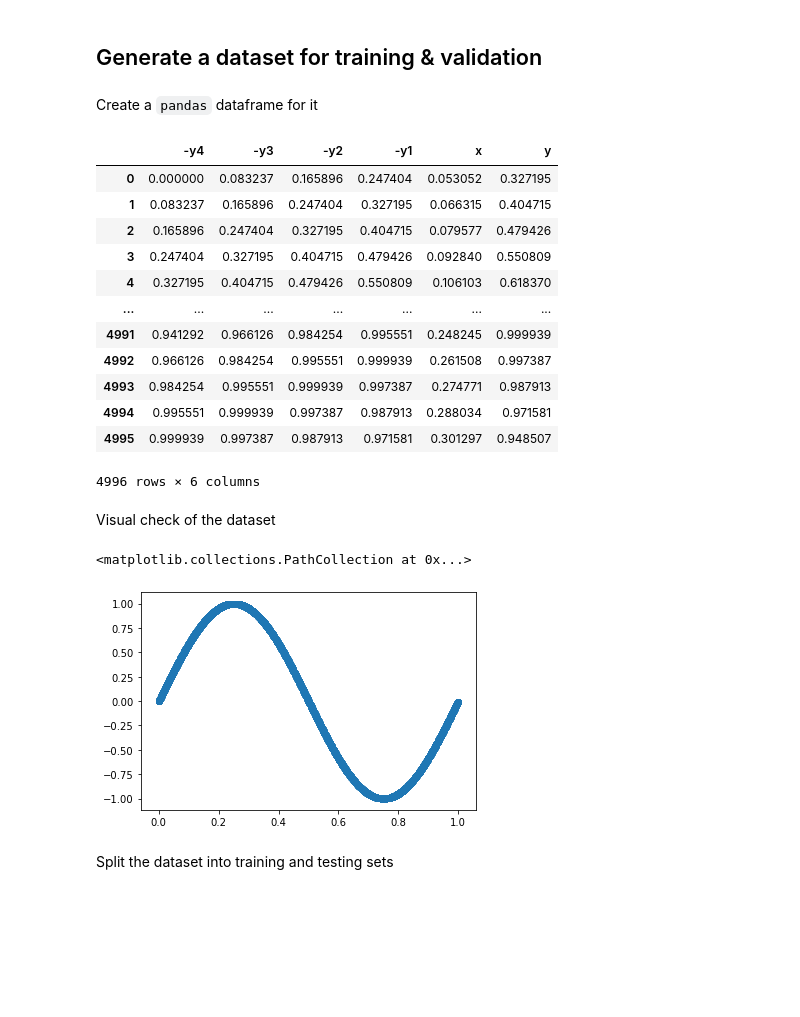
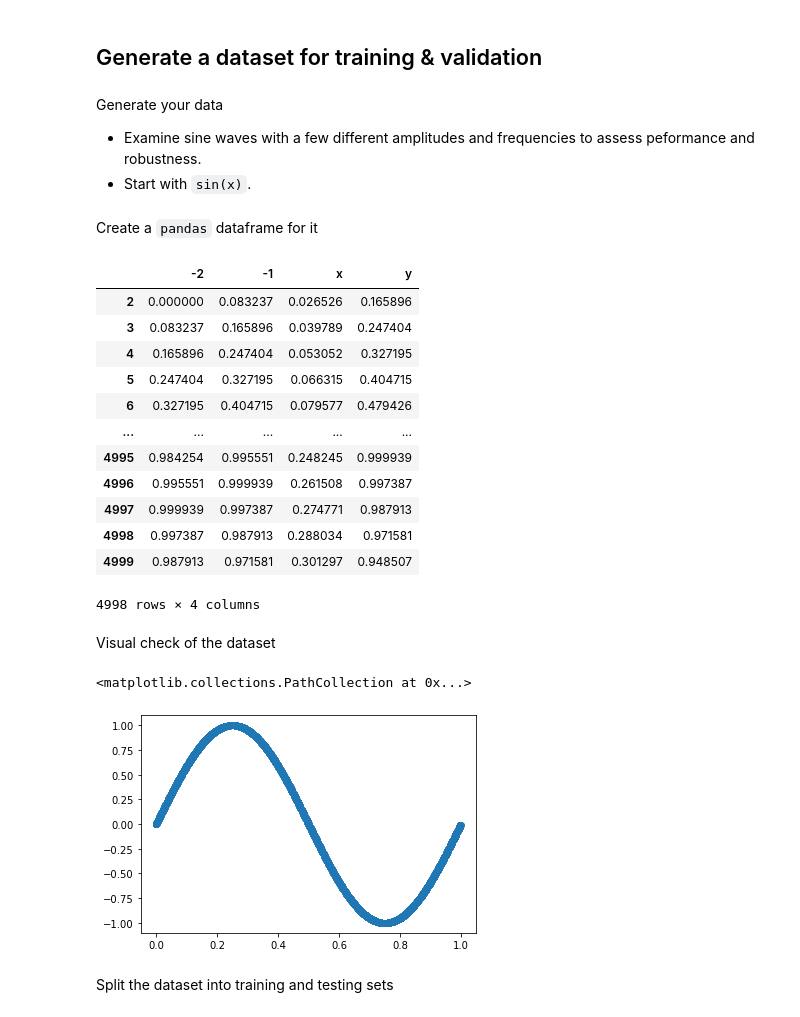
Before and after one commit to BaseadosCR7/SpecialTopics_Phase1, a Jupyter notebook: sine_prediction_specialTopics.ipynb, the cells around one changed output. Cells and saved outputs as stored; diff of their text form; code cells hidden in the pictures; blank space fills up the shorter version.

```diff
--- a/sine_prediction_specialTopics.ipynb
+++ b/sine_prediction_specialTopics.ipynb
@@ -25,67 +24,61 @@ InteractiveShell.ast_node_interactivity = "all"
 1.13.1
 # %% [markdown]
 ## Generate a dataset for training & validation
+# %% [markdown]
+Generate your data
+* Examine sine waves with a few different amplitudes and frequencies to assess peformance and robustness.
+* Start with `sin(x)`.
 # %%
+nPoints = 5000
+A = 1
 T = 12*2*np.pi
-nPast = 4
-nAmps = 1
-neurons = 25
+nPast = 2
 
-if nAmps == 1:
-    nPoints = 5000
+data = []
+for x in np.arange(0,nPoints):
+    y = A*np.sin(float(x)*(2*np.pi)/T)
+    x = (x%(T))/(T)
+    data.append([x,y])
+data = np.array(data)
 
-if nAmps > 1:
-    nPoints = 500
+past = np.zeros((int(nPoints), int(nPast)))
 
-
-past = np.zeros((int(nAmps*(nPoints-nPast)), int(nPast)+2))
-data = np.zeros((int(nAmps*nPoints), 2))
-
-for currentAmp in np.arange(0,nAmps):
-    if nAmps > 1:
-        A = 1+0.0001*(currentAmp-1)**2
-    if nAmps == 1:
-        A = 1
-    cL = nPoints*currentAmp
-    for x in np.arange(0,nPoints):
-        y = A*np.sin(float(x)*(2*np.pi)/T)
-        data[x+cL,0] = (x%(T))/(T)
-        data[x+cL,1] = y
-    for i in np.arange(int(nPast+cL),int(nPoints+cL)):
-        past[i-nPast*(currentAmp+1),0:nPast] = data[i-int(nPast):i,1]
-        past[i-nPast*(currentAmp+1),nPast] = data[i,0]
-        past[i-nPast*(currentAmp+1),nPast+1] = data[i,1]
+for i in np.arange(int(nPast),int(nPoints)):
+    past[i,:] = data[i-int(nPast):i,1]
+# np.vsplit(past,nPoints)
 # %% [markdown]
 Create a `pandas` dataframe for it
 # %%
 pdata = pd.DataFrame({'x':data[:,0],'y':data[:,1]})
 #pdata # This displays the DataFrame if uncommented.
 
-pdata2 = pd.DataFrame({'-y4':past[:,0],'-y3':past[:,1],'-y2':past[:,2],'-y1':past[:,3],'x':past[:,4],'y':past[:,5]})
-
+pdata2 = pd.DataFrame(past, columns=np.arange(-nPast,0))
+pdata2['x'] = data[:,0]
+pdata2['y'] = data[:,1]
+pdata2 = pdata2.drop(np.arange(nPast))
 pdata2
 # %% [output]
-|  | -y4 | -y3 | -y2 | -y1 | x | y |
-| 0 | 0.000000 | 0.083237 | 0.165896 | 0.247404 | 0.053052 | 0.327195 |
-| 1 | 0.083237 | 0.165896 | 0.247404 | 0.327195 | 0.066315 | 0.404715 |
-| 2 | 0.165896 | 0.247404 | 0.327195 | 0.404715 | 0.079577 | 0.479426 |
-| 3 | 0.247404 | 0.327195 | 0.404715 | 0.479426 | 0.092840 | 0.550809 |
-| 4 | 0.327195 | 0.404715 | 0.479426 | 0.550809 | 0.106103 | 0.618370 |
-| ... | ... | ... | ... | ... | ... | ... |
-| 4991 | 0.941292 | 0.966126 | 0.984254 | 0.995551 | 0.248245 | 0.999939 |
-| 4992 | 0.966126 | 0.984254 | 0.995551 | 0.999939 | 0.261508 | 0.997387 |
-| 4993 | 0.984254 | 0.995551 | 0.999939 | 0.997387 | 0.274771 | 0.987913 |
-| 4994 | 0.995551 | 0.999939 | 0.997387 | 0.987913 | 0.288034 | 0.971581 |
-| 4995 | 0.999939 | 0.997387 | 0.987913 | 0.971581 | 0.301297 | 0.948507 |
+|  | -2 | -1 | x | y |
+| 2 | 0.000000 | 0.083237 | 0.026526 | 0.165896 |
+| 3 | 0.083237 | 0.165896 | 0.039789 | 0.247404 |
+| 4 | 0.165896 | 0.247404 | 0.053052 | 0.327195 |
+| 5 | 0.247404 | 0.327195 | 0.066315 | 0.404715 |
+| 6 | 0.327195 | 0.404715 | 0.079577 | 0.479426 |
+| ... | ... | ... | ... | ... |
+| 4995 | 0.984254 | 0.995551 | 0.248245 | 0.999939 |
+| 4996 | 0.995551 | 0.999939 | 0.261508 | 0.997387 |
+| 4997 | 0.999939 | 0.997387 | 0.274771 | 0.987913 |
+| 4998 | 0.997387 | 0.987913 | 0.288034 | 0.971581 |
+| 4999 | 0.987913 | 0.971581 | 0.301297 | 0.948507 |
-4996 rows × 6 columns
+4998 rows × 4 columns
 # %% [markdown]
 Visual check of the dataset
 # %%
-#%matplotlib inline
+%matplotlib inline
 plt.scatter(pdata['x'],pdata['y'])
 # %% [output]
 <matplotlib.collections.PathCollection at 0x...>
-[figure, old version]
+[figure, new version]
 # %% [markdown]
 Split the dataset into training and testing sets
 # %%
```
Also changed, not shown: parts of 22 cells of this notebook, 6 other files.
